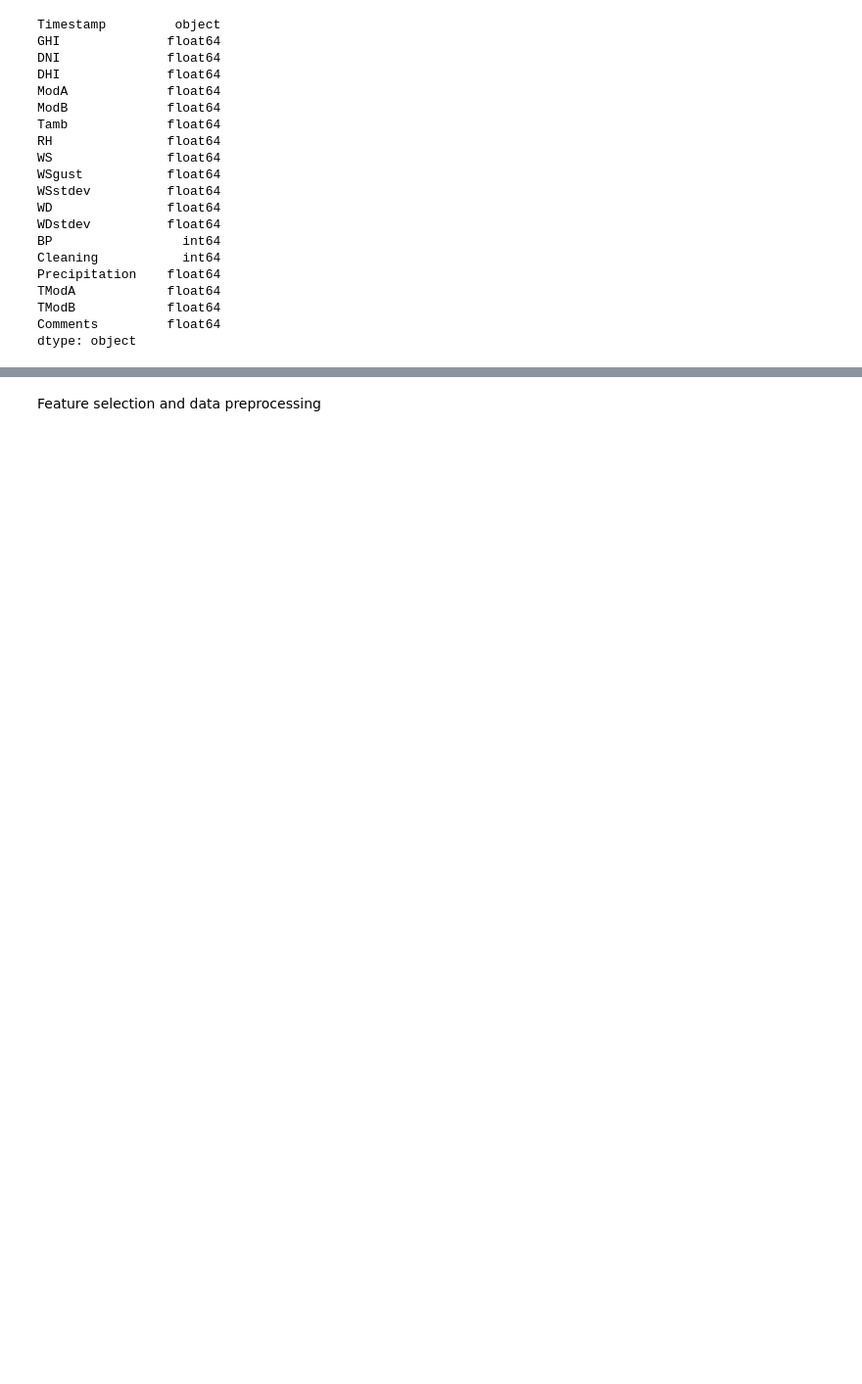
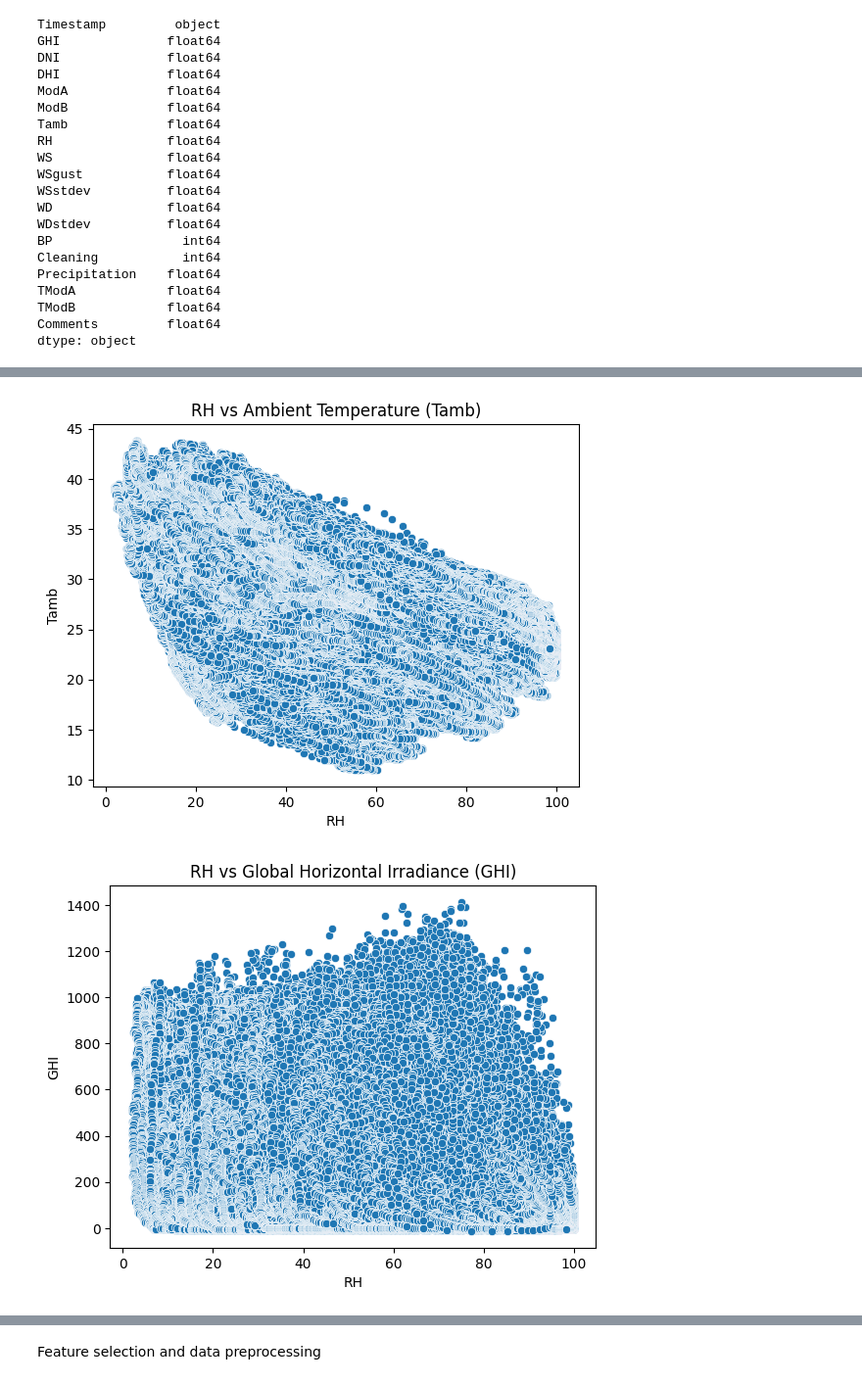
Before and after one commit to Temesgenasmamaw/Week_0, a Jupyter notebook: notebooks/benin.ipynb, the cells around one changed output, grey strips where cells are left out. Shown at 98% size. Drawn from its saved outputs; the diff is of its cells as text; code cells hidden in the pictures; blank space fills up the shorter version.

```diff
--- a/notebooks/benin.ipynb
+++ b/notebooks/benin.ipynb
@@ -131,0 +304,16 @@ data .describe().T
+# %%
+import seaborn as sns
+import matplotlib.pyplot as plt
+
+# Scatter plot: RH vs Tamb
+sns.scatterplot(x='RH', y='Tamb', data=data)
+plt.title('RH vs Ambient Temperature (Tamb)')
+plt.show()
+
+# Scatter plot: RH vs GHI
+sns.scatterplot(x='RH', y='GHI', data=data)
+plt.title('RH vs Global Horizontal Irradiance (GHI)')
+plt.show()
+# %% [output]
+[figure, added]
+[figure, added]
```
Also changed, not shown: parts of 49 cells of this notebook, 5 other files.
